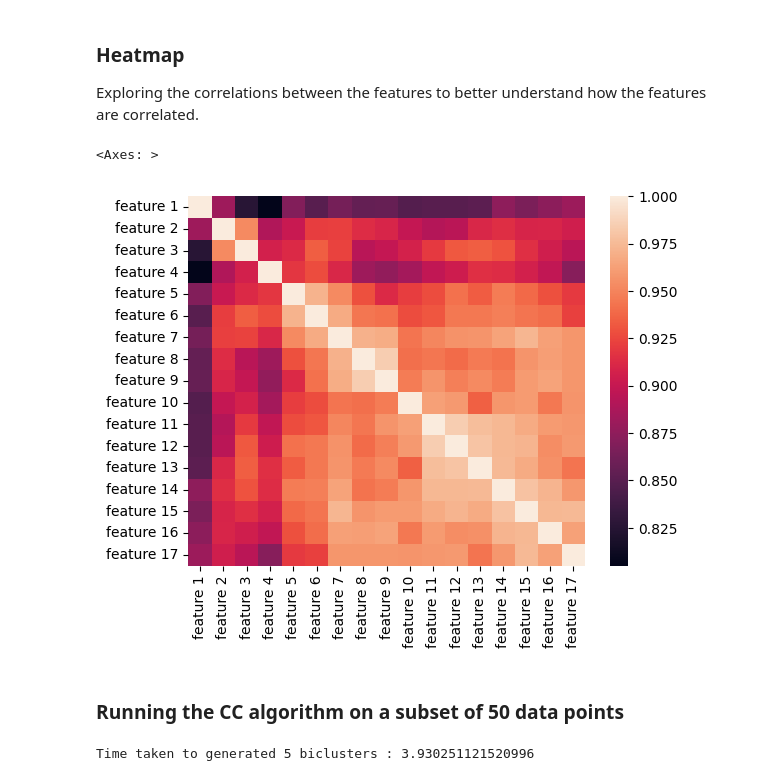
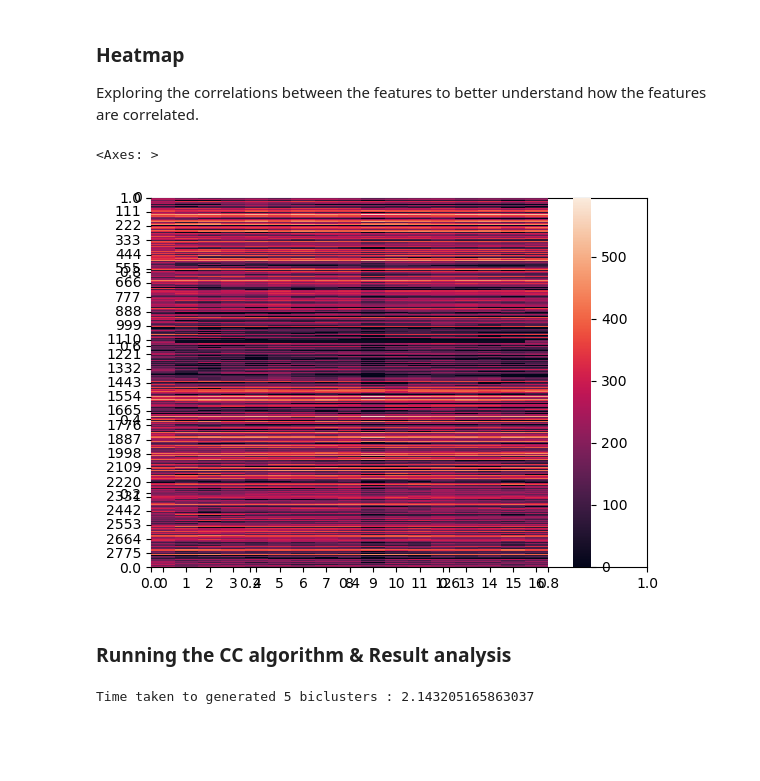
Before and after one commit to ikram-md/biclustering_algorithms, a Jupyter notebook: experiments.ipynb, the cells around one changed output. Drawn from its saved outputs; the diff is of its cells as text; code cells hidden in the pictures; blank space fills up the shorter version.

```diff
--- a/experiments.ipynb
+++ b/experiments.ipynb
@@ -22,34 +23,37 @@ raw_data = pd.read_csv('./data/yeast_matrix.csv')
 
 # extract & convert all the columns
 data = pd.DataFrame(raw_data)
-data.columns = [f"feature {i+1}" for i in range(data.shape[1])]
 
 # converting the types acoordingly
-df =data[:100].astype('float')
+df =data.astype('float')
 # %% [markdown]
 ### Heatmap
 Exploring the correlations between the features to better understand how the features are correlated.
-# %%
-df.corr()
-sns.heatmap(df.corr())
-# %% [output]
-<Axes: >
-[figure, removed]
+# %%
+fig, ax = plt.subplots()
+ax = plt.axes()
+sns.heatmap(df,ax=ax, xticklabels=np.arange(17))
+# %% [output]
+<Axes: >
+[figure, added]
 # %% [markdown]
-### Running the CC algorithm on a subset of 50 data points
+### Running the CC algorithm & Result analysis
 # %%
 # extracting a test set
 # timing the execution for 5 biclusters
 
 test_set = data[:2000].astype('float').to_numpy()
+results = {}
+sigma = 150
+alpha =1.2
 
+experiements = [5]
 
-sigma = 300
-alpha =0.3
-
-start_time = time.time()
-biclustering = Biclustering(sigma= 1.2, alpha=0.3, nb_biclusters=5)
-biclustering.run(test_set)
-print(f"Time taken to generated 5 biclusters : {time.time() - start_time}")
+for sample in tqdm(range(len(experiements))):
+    start_time = time.time()
+    exp = Biclustering(sigma, alpha, nb_biclusters=experiements[sample])
+    exp.run(test_set)
+    print(f"Time taken to generated {experiements[sample]} biclusters : {time.time() - start_time}")
+    results[f"{experiements[sample]}"] = exp
 # %% [output]
-Time taken to generated 5 biclusters : 3.930251121520996
+Time taken to generated 5 biclusters : 2.143205165863037
```
Also changed, not shown: parts of 10 cells of this notebook.
